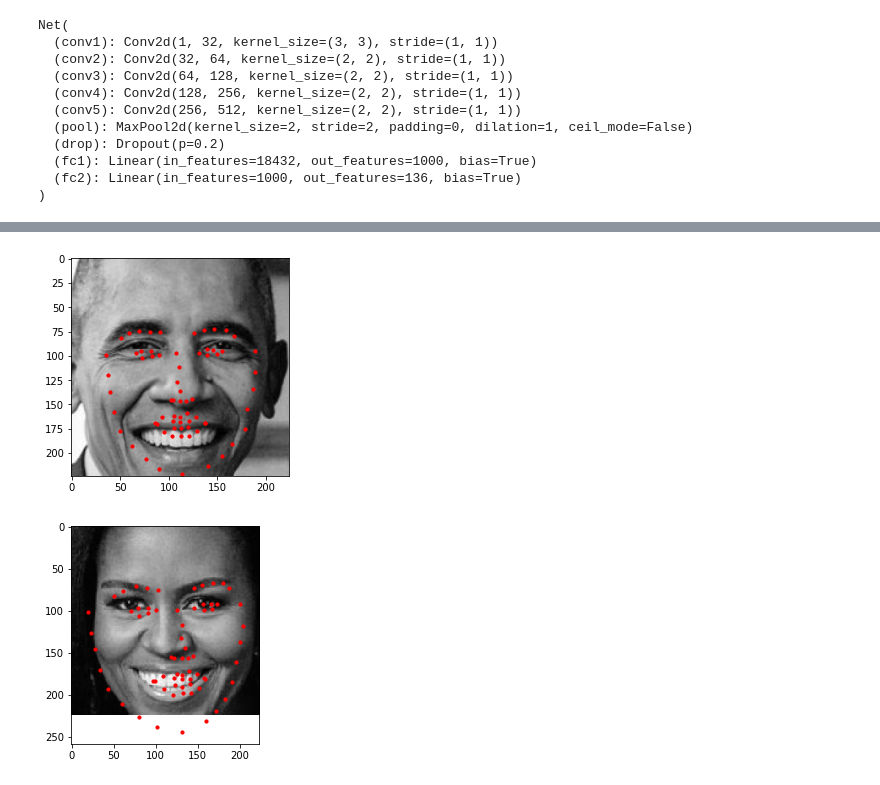
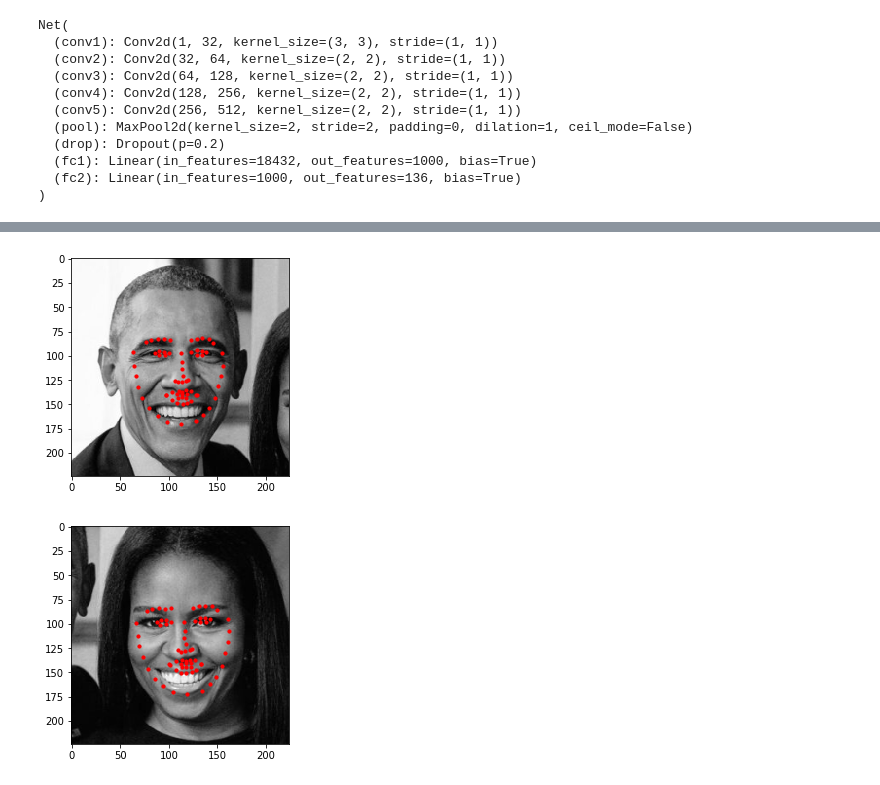
Before and after one commit to Thanh-Nguyen91/Facial_keypoints_detection, a Jupyter notebook: 3. Facial Keypoint Detection, Complete Pipeline.ipynb, the cells around one changed output, grey strips where cells are left out. Drawn from its saved outputs; the diff is of its cells as text; code cells hidden in the pictures.

```diff
--- a/3. Facial Keypoint Detection, Complete Pipeline.ipynb
+++ b/3. Facial Keypoint Detection, Complete Pipeline.ipynb
@@ -128,36 +128,43 @@ image_copy = np.copy(image)
 for (x,y,w,h) in faces:
 
     # Select the region of interest that is the face in the image
-    roi = image_copy[y:y+h, x:x+w]
+    #roi = image_copy[y:y+h, x:x+w]
+
+    # Select the region of interest that is the face in the image
+    # padding to the faces detected by a Haar detector
+    margin = int(w*0.3)
+    roi = image_copy[max(y-margin,0):min(y+h+margin,image.shape[0]),
+                 max(x-margin,0):min(x+w+margin,image.shape[1])]
 
     ## TODO: Convert the face region from RGB to grayscale
     roi_gray = cv2.cvtColor(roi, cv2.COLOR_RGB2GRAY)
 
     ## TODO: Normalize the grayscale image so that its color range falls in [0,1] instead of [0,255]
     roi_norm = roi_gray/225.0
 
 
     ## TODO: Rescale the detected face to be the expected square size for your CNN (224x224, suggested)
     roi_resize = cv2.resize(roi_norm, (224,224))
 
 
     ## TODO: Reshape the numpy image shape (H x W x C) into a torch image shape (C x H x W)
     roi_torch = torch.from_numpy(roi_resize)
     roi_torch = roi_torch.unsqueeze(0).unsqueeze(0)
 
     ## TODO: Make facial keypoint predictions using your loaded, trained network
     roi_torch = roi_torch.type(torch.FloatTensor)
     keypts = net(roi_torch)
 
     ## TODO: Display each detected face and the corresponding keypoints
     plt.figure()
 
+    # un-normalize keypoints
     keypts = keypts.data.numpy()
-    keypts = keypts * 80.0 + 100
+    keypts = keypts * 50.0 + 100
     keypts = np.reshape(keypts, (68, -1))
 
     plt.imshow(roi_resize, cmap ='gray')
     plt.scatter(keypts[:, 0], keypts[:, 1], s=40, marker='.', c='r')
 # %% [output]
-[figure, old version]
+[figure, new version]
-[figure, old version]
+[figure, new version]
```
